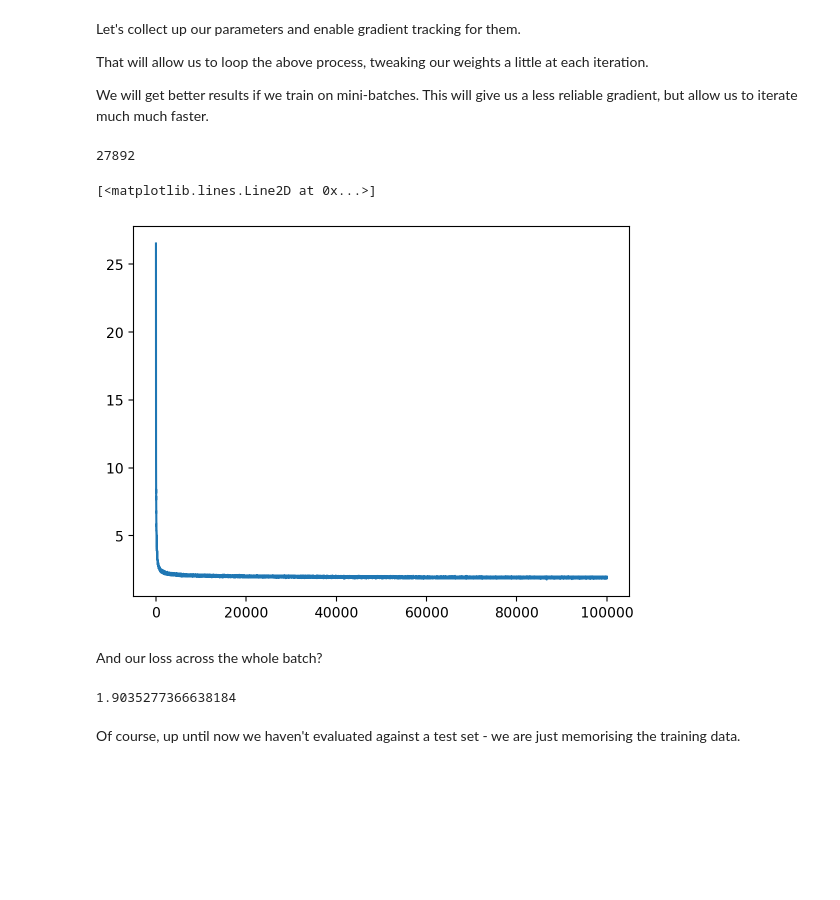
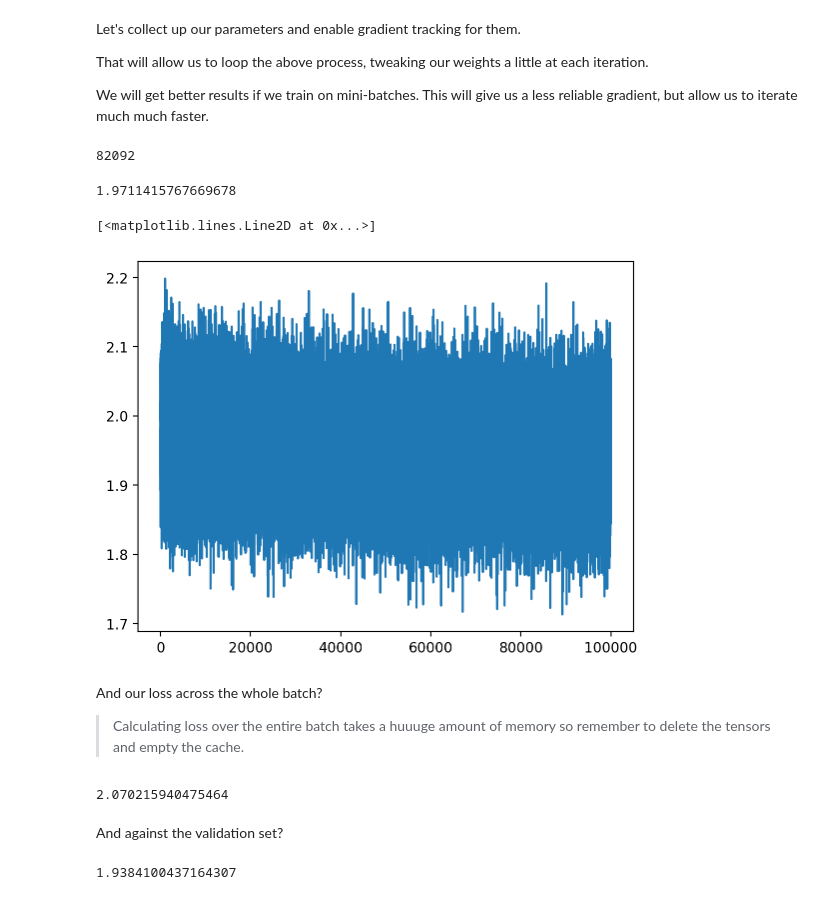
Before and after one commit to Ryan-Palmer/MIDIGen, a Jupyter notebook: src/2 - Batches.ipynb, the cells around one changed output. Cells and saved outputs as stored; diff of their text form; code cells hidden in the pictures; blank space fills up the shorter version.

Commit message:
Evaluate against validation set and plot learned 2D embeddings

```diff
--- a/src/2 - Batches.ipynb
+++ b/src/2 - Batches.ipynb
@@ -431,4 +444 @@ for _, (x, y) in enumerate(zip(xs[-5:], ys[-5:])):
-# %%
-X = torch.tensor(xs, device=device)
-Y = torch.tensor(ys, device=device)
 # %%
@@ -449,7 +461,7 @@ C = torch.randn((vocab.size, embed_size), device=device)
 
 We can index into `C` using `X` directly to essentially convert X into embedding values.
 # %%
-emb = C[X]
+emb = C[Xtrain]
 emb.shape
 # %% [markdown]
 ### Hidden layer
@@ -491,7 +503,7 @@ Now we want to pluck out the Yth element of the probablilities to see how well w
 # loss = -prob[torch.arange(len(Y)), Y].log().mean() # Get the Yth element of each row to calculate the negative log likelihood
 
 # More efficient
-loss = F.cross_entropy(logits, Y)
+loss = F.cross_entropy(logits, Ytrain)
 loss
 # %% [markdown]
 Let's collect up our parameters and enable gradient tracking for them.
@@ -501,7 +513,7 @@ That will allow us to loop the above process, tweaking our weights a little at e
 We will get better results if we train on mini-batches. This will give us a less reliable gradient, but allow us to iterate much much faster.
 # %%
 # These were selected partially by copying Karpthy's settings and partially by trial and error. We could do a proper hyperparameter search.
-neurons = 100
+neurons = 300
 embed_size = 2
 C = torch.randn((vocab.size, embed_size), device=device)
 W1 = torch.randn((embed_size*block_size, neurons), device=device)
@@ -515,51 +527,63 @@ for p in parameters:
 
 sum(p.numel() for p in parameters)
 # %% [output]
-27892
+82092
 # %%
-iterations = 100000
+iterations = 10000
 learning_rate = 0.1
-minibatch_size = 4096
+minibatch_size = 1024
+
+def calculate_loss(X, Y):
+    emb = C[X]
+    emb_flattened = emb.view(-1, (block_size*embed_size))
+    h = torch.tanh(emb_flattened @ W1 + b1)
+    logits = h @ W2 + b2
+    return F.cross_entropy(logits, Y)
 
 losses = []
 for _ in range(iterations):
 
     # Configure minibatch
-    ix = torch.randint(0, X.shape[0], (minibatch_size,)) # randomly pick indices
-    labels = Y[ix]
+    ix = torch.randint(0, Xtrain.shape[0], (minibatch_size,)) # randomly pick indices
+    labels = Ytrain[ix]
 
     # Forward pass
-    emb = C[X[ix]] # (minibatch_size, block_size, embed_size)
-    emb_flattened = emb.view(-1, (block_size*embed_size))
-    h = torch.tanh(emb_flattened @ W1 + b1)
-    logits = h @ W2 + b2
-    loss = F.cross_entropy(logits, labels)
+    loss = calculate_loss(Xtrain[ix], Ytrain[ix])
 
     # Backward pass
     for p in parameters:
         p.grad = None
     loss.backward()
 
     # Update weights
     for p in parameters:
         p.data -= learning_rate * p.grad
 
     losses.append(loss.item())
 
+print(loss.item())
 plt.plot(losses)
 # %% [output]
-[<matplotlib.lines.Line2D at 0x...>]
+1.9711415767669678
+[<matplotlib.lines.Line2D at 0x...>]
-[figure, old version]
+[figure, new version]
-# %% [markdown]
-And our loss across the whole batch?
-# %%
-emb = C[X[ix]] # (minibatch_size, block_size, embed_size)
-emb_flattened = emb.view(-1, (block_size*embed_size))
-h = torch.tanh(emb_flattened @ W1 + b1)
-logits = h @ W2 + b2
-loss = F.cross_entropy(logits, labels)
-loss.item()
-# %% [output]
-1.9035277366638184
-# %% [markdown]
-Of course, up until now we haven't evaluated against a test set - we are just memorising the training data.
+# %% [markdown]
+And our loss across the whole batch?
+
+> Calculating loss over the entire batch takes a huuuge amount of memory so remember to delete the tensors and empty the cache.
+# %%
+train_loss = calculate_loss(Xtrain, Ytrain)
+print(train_loss.item())
+del train_loss
+torch.cuda.empty_cache()
+# %% [output]
+2.070215940475464
+# %% [markdown]
+And against the validation set?
+# %%
+valid_loss = calculate_loss(Xvalid, Yvalid)
+print(valid_loss.item())
+del valid_loss
+torch.cuda.empty_cache()
+# %% [output]
+1.9384100437164307
```
Also changed, not shown: parts of 10 cells of this notebook.
